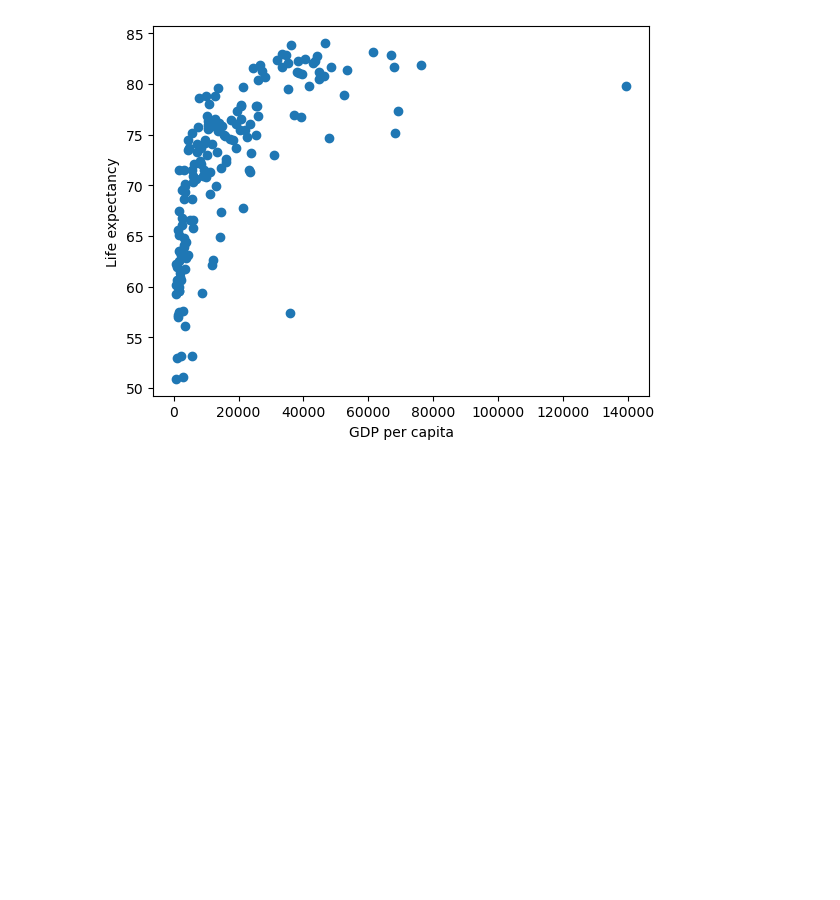
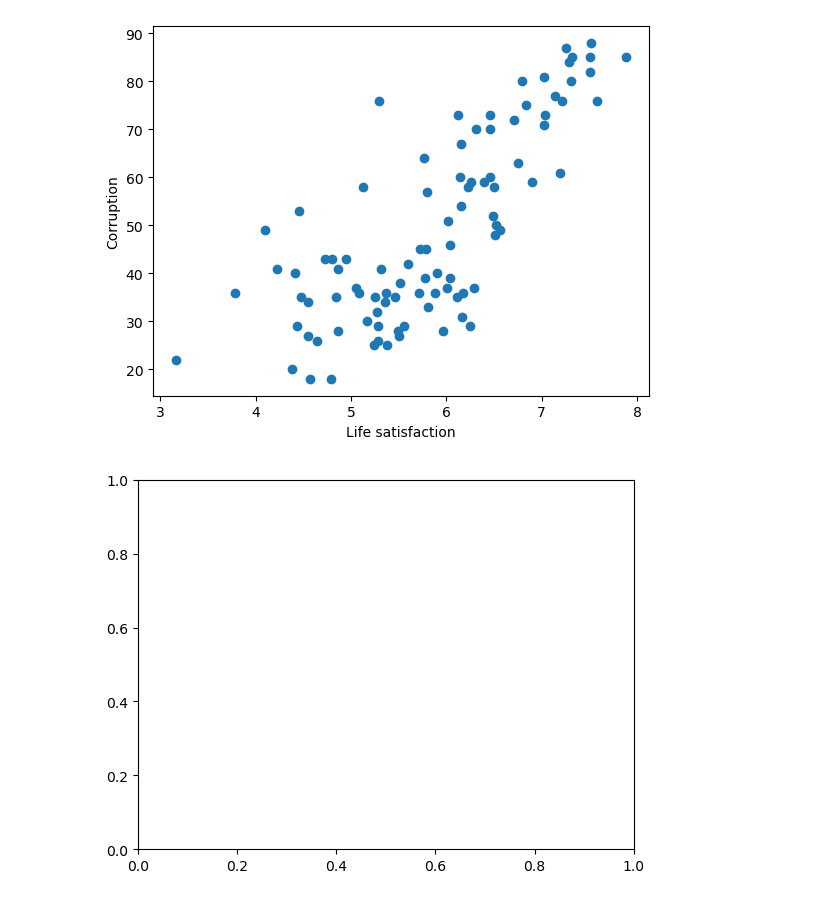
Before and after one commit to Noxemia/DAT405-Intro-DS-AI, a Jupyter notebook: Assignment 1.ipynb, the cells around one changed output. Saved outputs shown, nothing was run; the diff lists cells and outputs as text; code cells hidden in the pictures; blank space fills up the shorter version.

```diff
--- a/Assignment 1.ipynb
+++ b/Assignment 1.ipynb
@@ -5,8 +5,6 @@ import matplotlib.pyplot as plt
 
 gdp = pd.read_csv("./datasets/GDP-2015.csv")
 le = pd.read_csv("./datasets/life-expectancy.csv")
-
-cor = pd.read_csv("./datasets/TI.
 
 le = le[le["Year"] == 2015]
 le = le.drop(columns = ["Code", "Year"]) # Remove duplicate colums
@@ -17,11 +15,12 @@ world_index = gdp["Entity"].tolist().index("World")
 gdp.drop([world_index, world_index+1]) # Remove the totaled world data
 
 x = np.array(gdp["GDP per capita"])
+y = np.array(gdp["Life expectancy"])
 
-y = np.array(gdp["Life expectancy"])
 plt.scatter(x,y)
 plt.xlabel("GDP per capita")
 plt.ylabel("Life expectancy")
+plt.show()
 
 lestd = np.std(gdp["Life expectancy"]) # Compoute standard diveation
 lemean = np.mean(gdp["Life expectancy"]) # Compoute mean
@@ -32,4 +31,37 @@ display(tmp) # Countries that have life expectancy higher than one standard devi
 tmp = gdp[gdp["Life expectancy"] >= lemean + lestd/2]
 tmp = tmp[tmp["GDP per capita"] <= 35000]
 display(tmp)# Countries that have high life expectancy but have low GDP
+
+# --------- Corruption vs Life satisfaction ---------
+
+cor = pd.read_csv("./datasets/TI-corruption-perception-index.csv")
+hap = pd.read_csv("./datasets/happiness-cantril-ladder.csv")
+
+cor = cor[cor["Year"] == 2018]
+hap = hap[hap["Year"] == 2018]
+hap = hap.drop(columns = ["Code", "Year"]) # Remove duplicate colums
+
+cor = cor.merge(hap, left_on="Entity", right_on="Entity") # Merge life expectancy and GDP
+
+xs = np.array(cor["Life satisfaction"])
+ys = np.array(cor["Corruption"])
+zs = np.array(cor["Entity"])
+
+plt.scatter(xs,ys)
+plt.xlabel("Life satisfaction")
+plt.ylabel("Corruption")
+plt.show()
+
+#for x,y,z in zip(xs,ys, zs):
+#    label = f"{z}"
+#    plt.annotate(label, (x,y), textcoords="offset points", xytext=(10,0), ha='left')
+plt.annotate("Hong Kong", (5.29534149169922,76), textcoords="offset points", xytext=(10,0), ha='left')
+plt.annotate("Zimbabwe", (3.15980219841003,22), textcoords="offset points", xytext=(10,0), ha='left')
+plt.annotate("Sweden", (7.31434106826782,85), textcoords="offset points", xytext=(10,0), ha='left')
+plt.annotate("Denmark", (7.5146312713623,88), textcoords="offset points", xytext=(10,0), ha='left')
+
+# --------- Vaccination vs Covid Deaths ---------
+
+vac = pd.read_csv("./datasets/global-vaccination-coverage.csv")
+cov = pd.read_csv("./datasets/owid-covid-data.csv")
 # %% [output]
@@ -40,31 +73,32 @@ display(tmp)# Countries that have high life expectancy but have low GDP
 | 24 | Canada | CAN | 2015 | 42844 | 82.026 |
 | 37 | Cyprus | CYP | 2015 | 25903 | 80.350 |
 | 39 | Denmark | DNK | 2015 | 44939 | 80.475 |
 | 49 | Finland | FIN | 2015 | 37920 | 81.196 |
 | 50 | France | FRA | 2015 | 38448 | 82.224 |
 | 54 | Germany | DEU | 2015 | 46426 | 80.770 |
 | 56 | Greece | GRC | 2015 | 24545 | 81.548 |
 | ... | ... | ... | ... | ... | ... |
 | 135 | South Korea | KOR | 2015 | 35316 | 82.100 |
 | 136 | Spain | ESP | 2015 | 33376 | 82.981 |
 | 139 | Sweden | SWE | 2015 | 43464 | 82.251 |
 | 140 | Switzerland | CHE | 2015 | 61476 | 83.142 |
 | 154 | United Kingdom | GBR | 2015 | 38749 | 81.052 |
 |  | Entity | Code | Year | GDP per capita | Life expectancy |
 | 1 | Albania | ALB | 2015 | 10947 | 78.025 |
 | 2 | Algeria | DZA | 2015 | 13024 | 76.090 |
 | 4 | Argentina | ARG | 2015 | 19316 | 76.068 |
 | 11 | Barbados | BRB | 2015 | 10030 | 78.801 |
 | 16 | Bosnia and Herzegovina | BIH | 2015 | 10305 | 76.865 |
 | 28 | Chile | CHL | 2015 | 21340 | 79.646 |
 | 30 | Colombia | COL | 2015 | 12858 | 76.531 |
 | 33 | Costa Rica | CRI | 2015 | 13568 | 79.565 |
 | 35 | Croatia | HRV | 2015 | 20905 | 77.892 |
 | 36 | Cuba | CUB | 2015 | 7889 | 78.561 |
 | ... | ... | ... | ... | ... | ... |
 | 136 | Spain | ESP | 2015 | 33376 | 82.981 |
 | 137 | Sri Lanka | LKA | 2015 | 10734 | 76.316 |
 | 145 | Thailand | THA | 2015 | 13938 | 76.091 |
 | 149 | Turkey | TUR | 2015 | 20808 | 76.532 |
 | 156 | Uruguay | URY | 2015 | 19668 | 77.369 |
-[figure]
+[figure, added]
+[figure, added]
```
Also changed, not shown: parts of 1 cell of this notebook, 4 other files.
